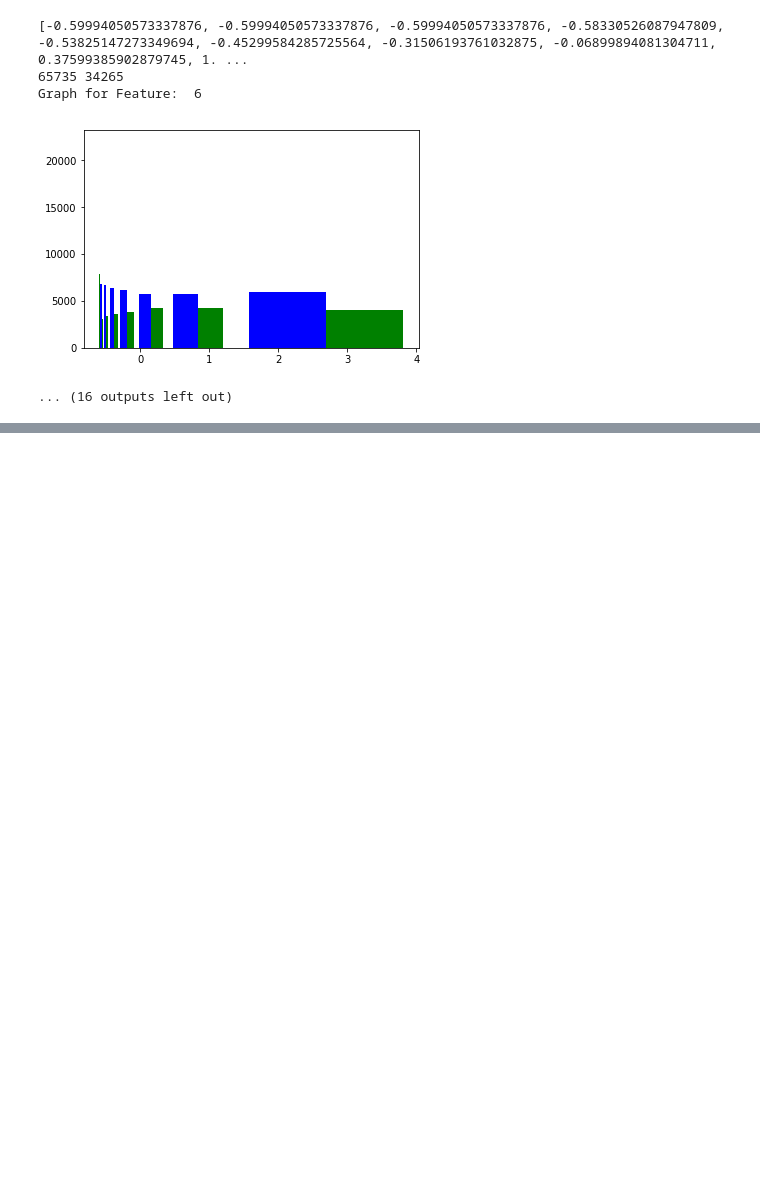
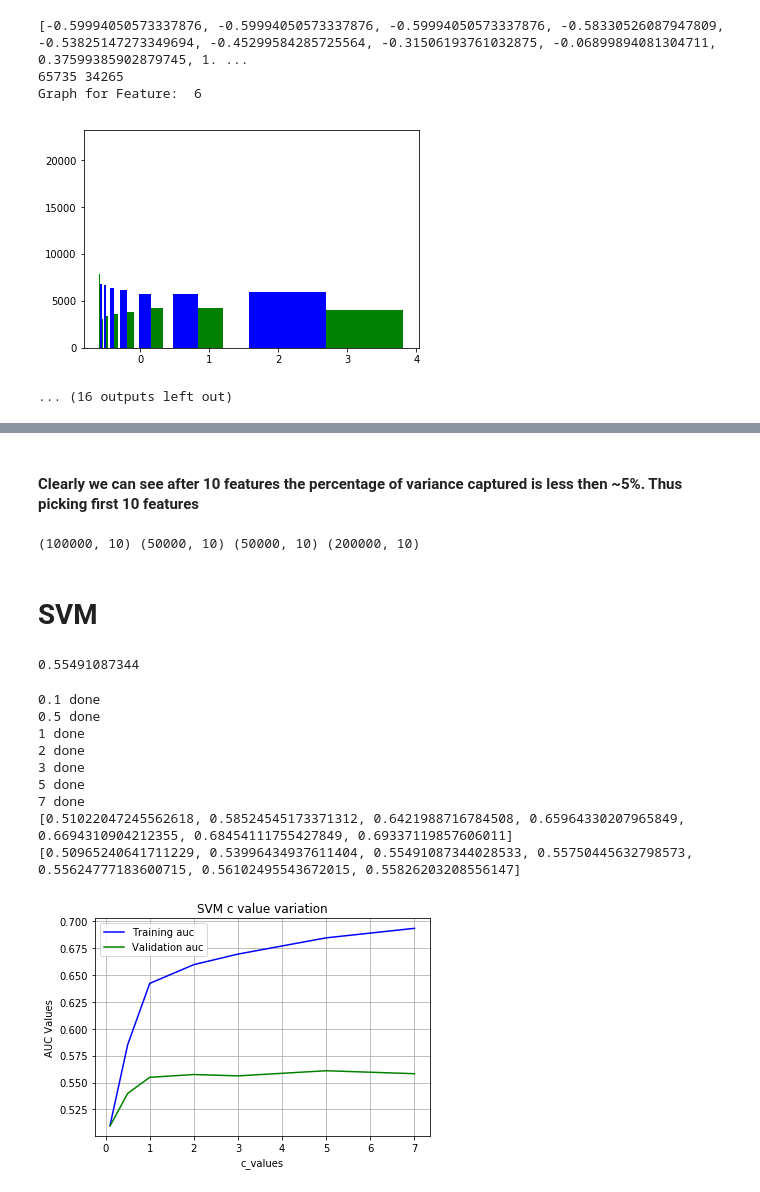
Before and after one commit to ajindal1/ml_cs273_rain_pred, a Jupyter notebook: data_scripts/data_bins.ipynb, the cells around one changed output, grey strips where cells are left out. Saved outputs shown, nothing was run; the diff lists cells and outputs as text; code cells hidden in the pictures; blank space fills up the shorter version.

```diff
--- a/data_scripts/data_bins.ipynb
+++ b/data_scripts/data_bins.ipynb
@@ -63,0 +115,66 @@ Graph for Feature:  6
+# %% [markdown]
+#### Clearly we can see after 10 features the percentage of variance captured is less then ~5%. Thus picking first 10 features
+# %%
+num_comp=10
+xtr=xtr_pc[:,:num_comp]
+xte=xte_pc[:,:num_comp]
+xva=xva_pc[:,:num_comp]
+xsu=xsu_pc[:,:num_comp]
+print xtr.shape, xte.shape, xva.shape, xsu.shape
+# %% [output]
+(100000, 10) (50000, 10) (50000, 10) (200000, 10)
+# %% [markdown]
+# SVM
+# %%
+import matplotlib.pyplot as plt
+def plotAUC(plot_name, x_tuple, *y_tuples):
+    colors=['b','g','r','c','m','k']
+    legends=[]
+    for i in xrange(len(y_tuples)):
+        a,=plt.plot(x_tuple[0],y_tuples[i][0],'-',c=colors[i],label=y_tuples[i][1])
+        legends.append(a)
+    plt.legend(handles=legends)
+    plt.xlabel(x_tuple[1])
+    plt.ylabel("AUC Values")
+    plt.title(plot_name)
+    plt.grid()
+    plt.show()
+# %%
+from sklearn.svm import SVC
+learner = SVC(C=1.0, kernel='rbf', gamma='auto',probability=False, tol=0.001)
+learner.fit(xtr[:10000],Y[:10000])
+yh_val=learner.predict(xva[:5000])
+# %%
+from sklearn import metrics
+fpr, tpr, thresholds = metrics.roc_curve(Y_val[:5000], yh_val, pos_label=1)
+print metrics.auc(fpr, tpr)
+# %% [output]
+0.55491087344
+# %%
+C=[0.1, 0.5, 1, 2, 3, 5, 7]
+tr_auc=[]
+val_auc=[]
+for c in C:
+    learner = SVC(C=c, kernel='rbf', gamma='auto',probability=False, tol=0.001)
+    learner.fit(xtr[:10000],Y[:10000])
+    yh_val=learner.predict(xva[:5000])
+    fpr, tpr, thresholds = metrics.roc_curve(Y_val[:5000], yh_val, pos_label=1)
+    val_auc.append(metrics.auc(fpr, tpr))
+    yh=learner.predict(xtr[:10000])
+    fpr, tpr, thresholds = metrics.roc_curve(Y[:10000], yh, pos_label=1)
+    tr_auc.append(metrics.auc(fpr, tpr))
+    print c ,'done'
+print tr_auc
+print val_auc
+plotAUC('SVM c value variation', (C,'c_values'), (tr_auc, 'Training auc'), (val_auc, 'Validation auc'))
+# %% [output]
+0.1 done
+0.5 done
+1 done
+2 done
+3 done
+5 done
+7 done
+[0.51022047245562618, 0.58524545173371312, 0.6421988716784508, 0.65964330207965849, 0.6694310904212355, 0.68454111755427849, 0.69337119857606011]
+[0.50965240641711229, 0.53996434937611404, 0.55491087344028533, 0.55750445632798573, 0.55624777183600715, 0.56102495543672015, 0.55826203208556147]
+[figure, added]
```
Also changed, not shown: parts of 24 cells of this notebook, 1 other file.
